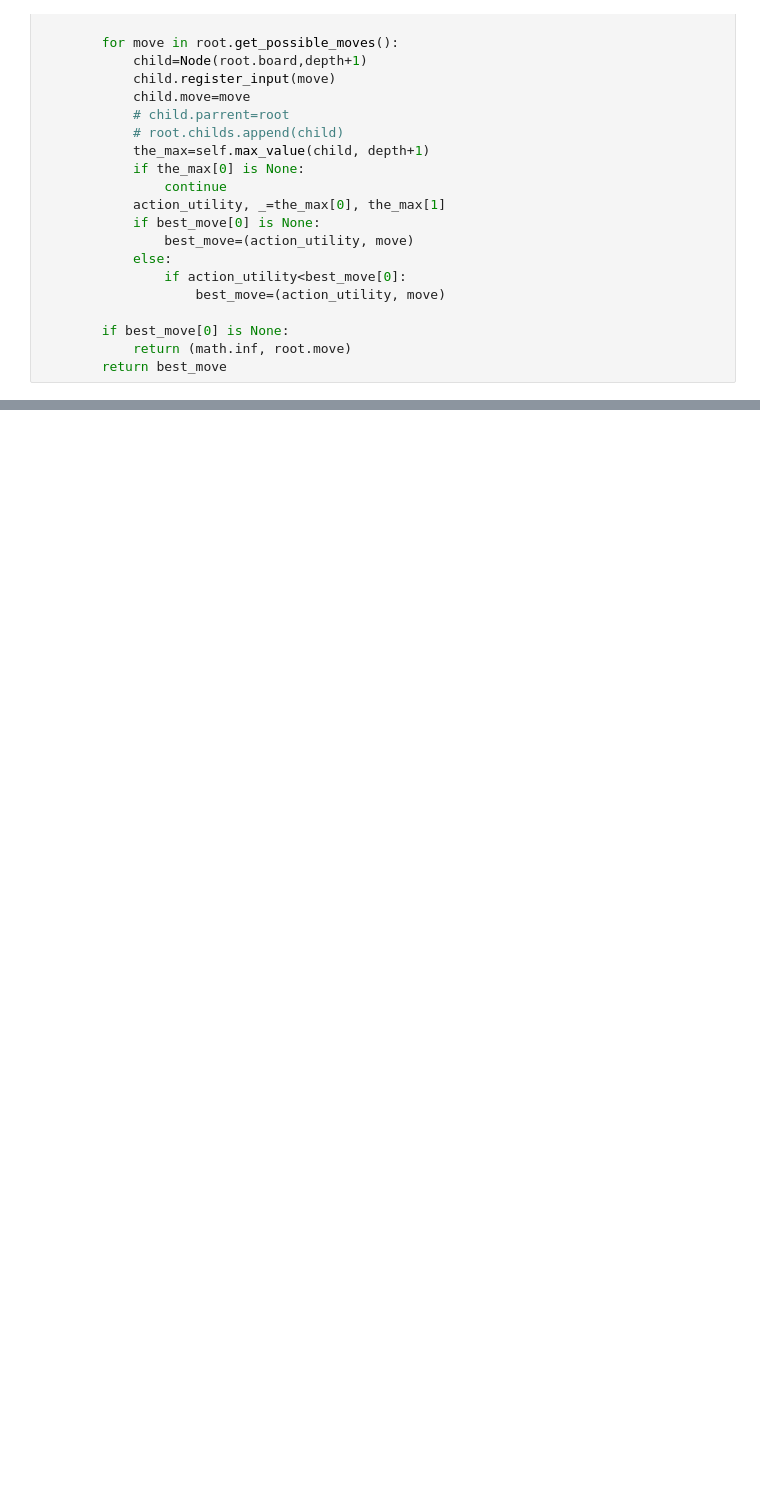
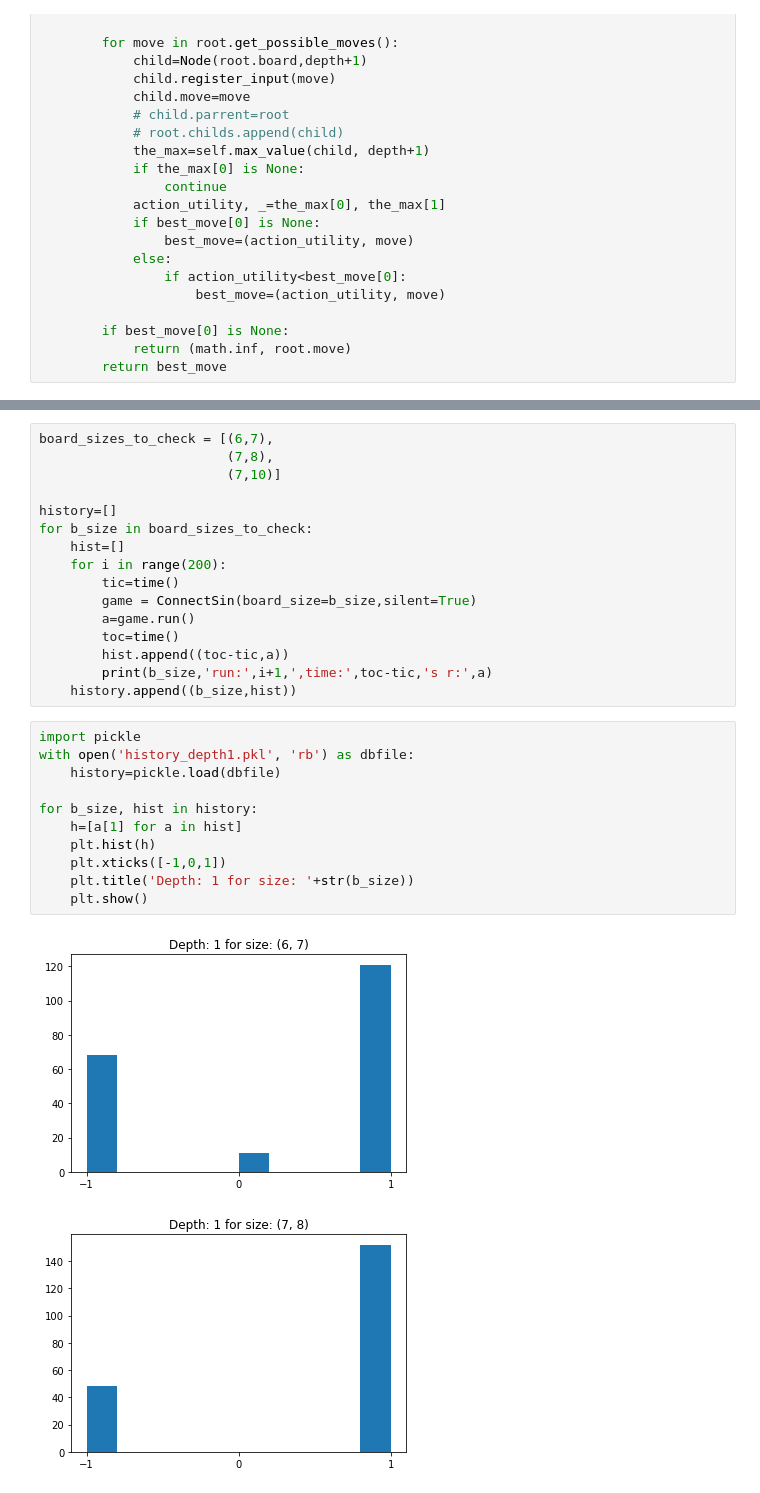
Before and after one commit to daniyalmaroufi/AI_Course, a Jupyter notebook: CA2_Game/CA2_Game.ipynb, the cells around one changed output, grey strips where cells are left out. Drawn from its saved outputs; the diff is of its cells as text; blank space fills up the shorter version.

```diff
--- a/CA2_Game/CA2_Game.ipynb
+++ b/CA2_Game/CA2_Game.ipynb
@@ -567,0 +580,30 @@ As can be seen, our agent's chance of winning is 9 out of 10.
+# %%
+board_sizes_to_check = [(6,7),
+                        (7,8),
+                        (7,10)]
+
+history=[]
+for b_size in board_sizes_to_check:
+    hist=[]
+    for i in range(200):
+        tic=time()
+        game = ConnectSin(board_size=b_size,silent=True)
+        a=game.run()
+        toc=time()
+        hist.append((toc-tic,a))
+        print(b_size,'run:',i+1,',time:',toc-tic,'s r:',a)
+    history.append((b_size,hist))
+# %%
+import pickle
+with open('history_depth1.pkl', 'rb') as dbfile:
+    history=pickle.load(dbfile)
+
+for b_size, hist in history:
+    h=[a[1] for a in hist]
+    plt.hist(h)
+    plt.xticks([-1,0,1])
+    plt.title('Depth: 1 for size: '+str(b_size))
+    plt.show()
+# %% [output]
+[figure, added]
+[figure, added]
```
Also changed, not shown: parts of 13 cells of this notebook, 2 other files.
